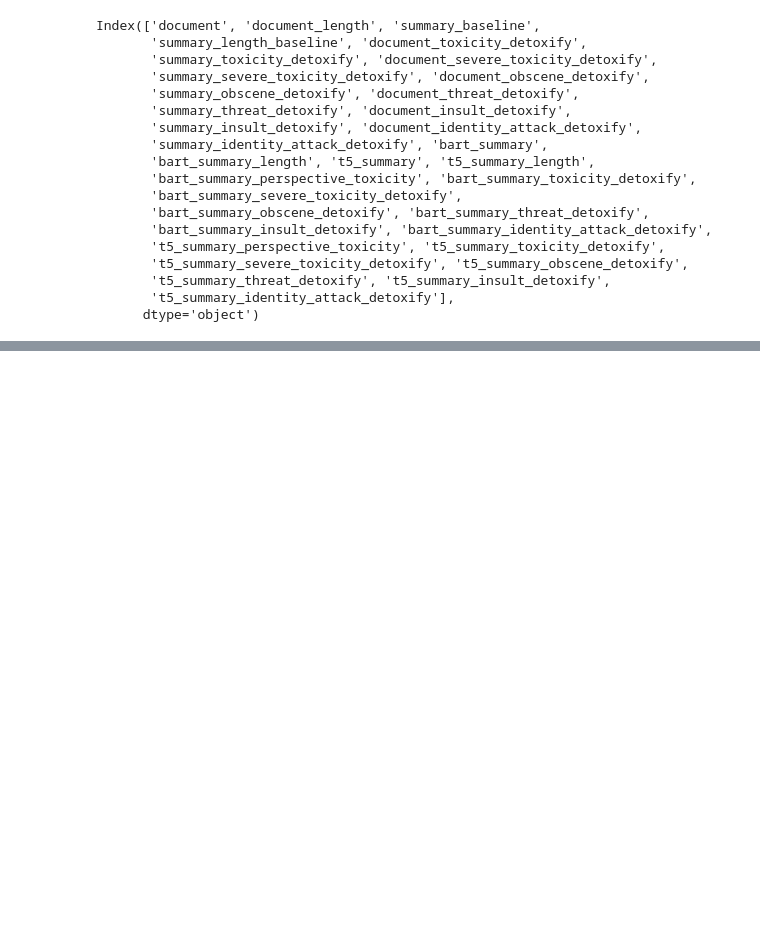
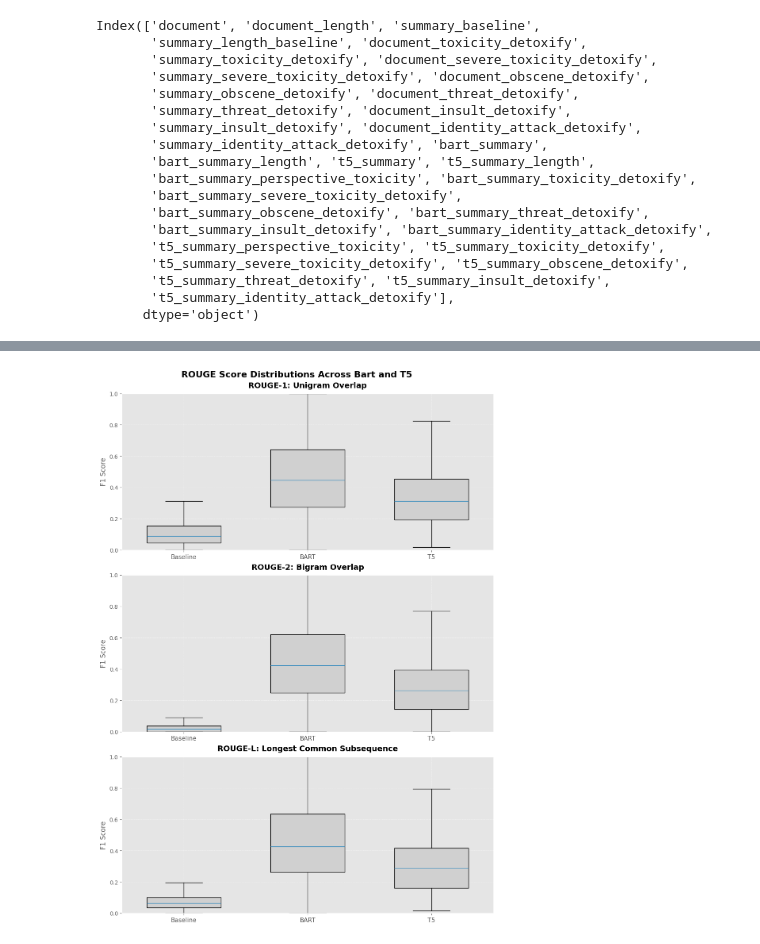
Before and after one commit to arunimaCh29/Text-Summarisation-Eval, a Jupyter notebook: project/report.ipynb, the cells around one changed output, grey strips where cells are left out. Saved outputs shown, nothing was run; the diff lists cells and outputs as text; code cells hidden in the pictures; blank space fills up the shorter version.

Commit message:
Add toxicity comparison plots and ROUGE evaluation

```diff
--- a/project/report.ipynb
+++ b/project/report.ipynb
@@ -267,0 +319,47 @@ Index(['document', 'document_length', 'summary_baseline',
+# %%
+## ROUGE Score Distributions Across Bart and T5
+
+import pandas as pd
+import matplotlib.pyplot as plt
+import numpy as np
+
+df = pd.read_csv("data/model_summaries_with_rouge.csv")
+
+fig, axes = plt.subplots(nrows=3, ncols=1, figsize=(10, 14), constrained_layout=True)
+
+metrics = ['rouge1', 'rouge2', 'rougeL']
+titles = [
+    'ROUGE-1: Unigram Overlap',
+    'ROUGE-2: Bigram Overlap',
+    'ROUGE-L: Longest Common Subsequence'
+]
+models = ['summary_baseline', 'bart_summary', 't5_summary']
+labels = ['Baseline', 'BART', 'T5']
+
+for i, metric in enumerate(metrics):
+    data = []
+    means = []
+
+    for model in models:
+        col = f'{model}_{metric}'
+        values = df[col].dropna() if col in df.columns else pd.Series(dtype=float)
+        data.append(values)
+        means.append(values.mean())
+
+    box = axes[i].boxplot(data, patch_artist=True, widths=0.6, showfliers=False)
+
+    for patch in box['boxes']:
+        patch.set_facecolor('#d0d0d0')
+
+
+    axes[i].set_title(titles[i], fontsize=14, weight='bold', pad=10)
+    axes[i].set_ylabel("F1 Score", fontsize=12)
+    axes[i].set_ylim(0, 1)
+    axes[i].set_xticklabels(labels, fontsize=11)
+    axes[i].tick_params(axis='y', labelsize=10)
+    axes[i].grid(True, linestyle='--', linewidth=0.5, alpha=0.7)
+
+fig.suptitle("ROUGE Score Distributions Across Bart and T5", fontsize=16, weight='bold')
+plt.show()
+# %% [output]
+[figure, added]
```
Also changed, not shown: parts of 6 cells of this notebook, 1 other file.
